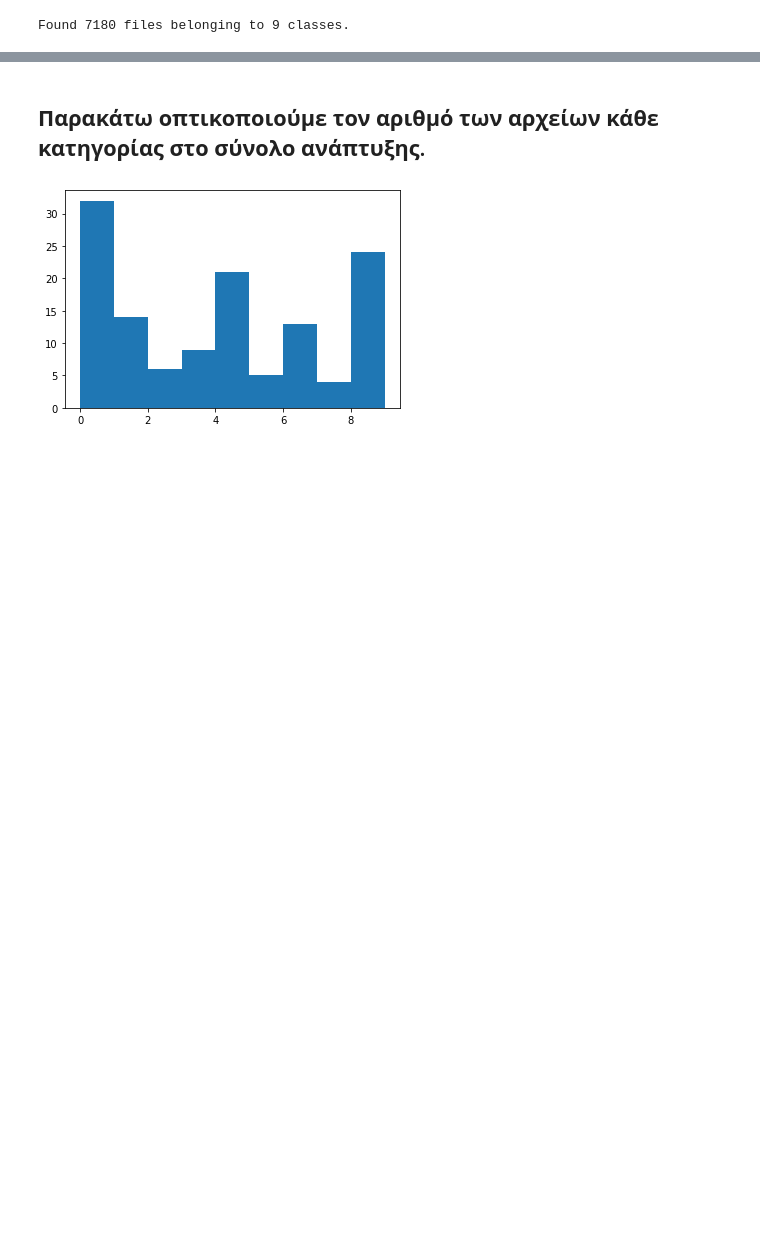
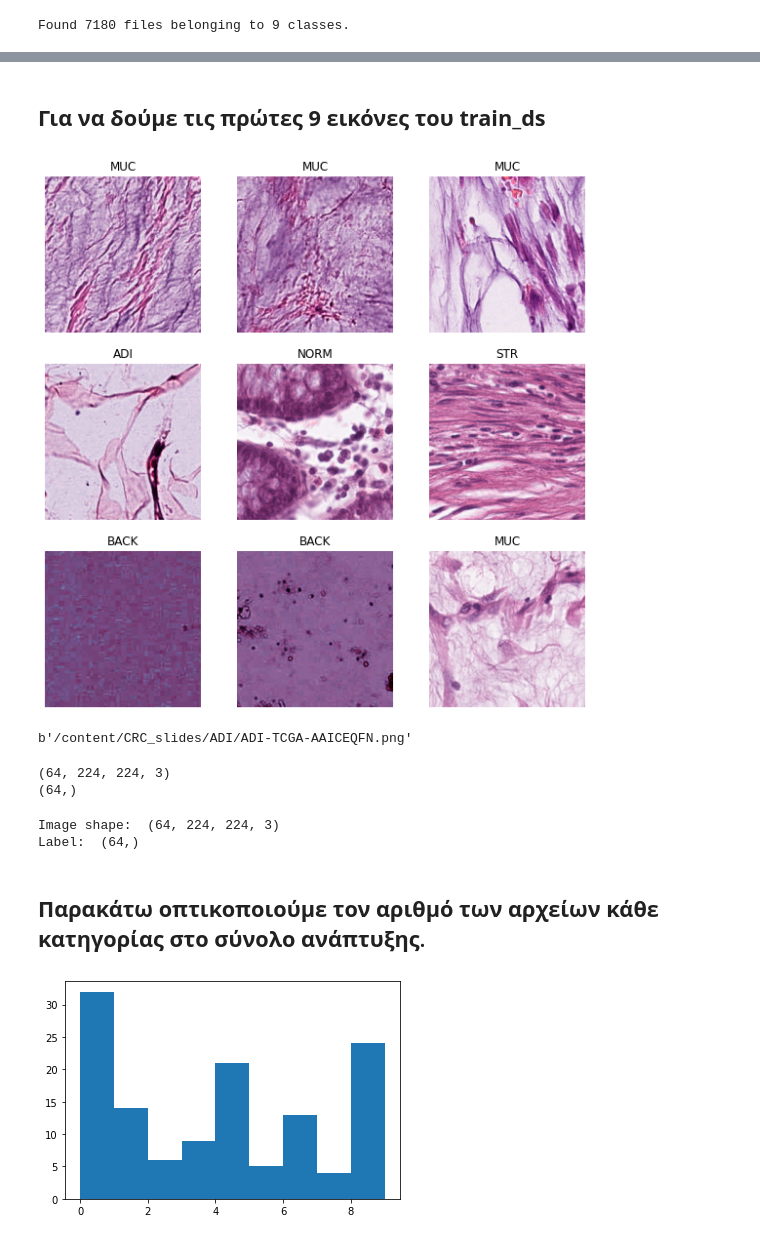
Before and after one commit to Maagnitude/CRC-slides-models, a Jupyter notebook: CRC_slides_models.ipynb, the cells around one changed output, grey strips where cells are left out. Drawn from its saved outputs; the diff is of its cells as text; code cells hidden in the pictures; blank space fills up the shorter version.

```diff
--- a/CRC_slides_models.ipynb
+++ b/CRC_slides_models.ipynb
@@ -78,0 +98,34 @@ Found 7180 files belonging to 9 classes.
+# %% [markdown]
+## **Για να δούμε τις πρώτες 9 εικόνες του train_ds**
+# %%
+plt.figure(figsize=(10, 10))
+for images, labels in train_ds.take(1):
+  for i in range(9):
+    ax = plt.subplot(3, 3, i + 1)
+    plt.imshow(images[i].numpy().astype("uint8"))
+    plt.title(classes[labels[i]])
+    plt.axis("off")
+# %% [output]
+[figure, added]
+# %%
+images_ds = tf.data.Dataset.list_files(data_dir+"/*/*", shuffle=False)
+
+for image in images_ds.take(1):
+  print(image.numpy())
+# %% [output]
+b'/content/CRC_slides/ADI/ADI-TCGA-AAICEQFN.png'
+# %%
+for image_batch, labels_batch in train_ds:
+  print(image_batch.shape)
+  print(labels_batch.shape)
+  break
+# %% [output]
+(64, 224, 224, 3)
+(64,)
+# %%
+for image, label in train_ds.take(1):
+  print("Image shape: ", image.numpy().shape)
+  print("Label: ", label.numpy().shape)
+# %% [output]
+Image shape:  (64, 224, 224, 3)
+Label:  (64,)
```
Also changed, not shown: parts of 15 cells of this notebook.
